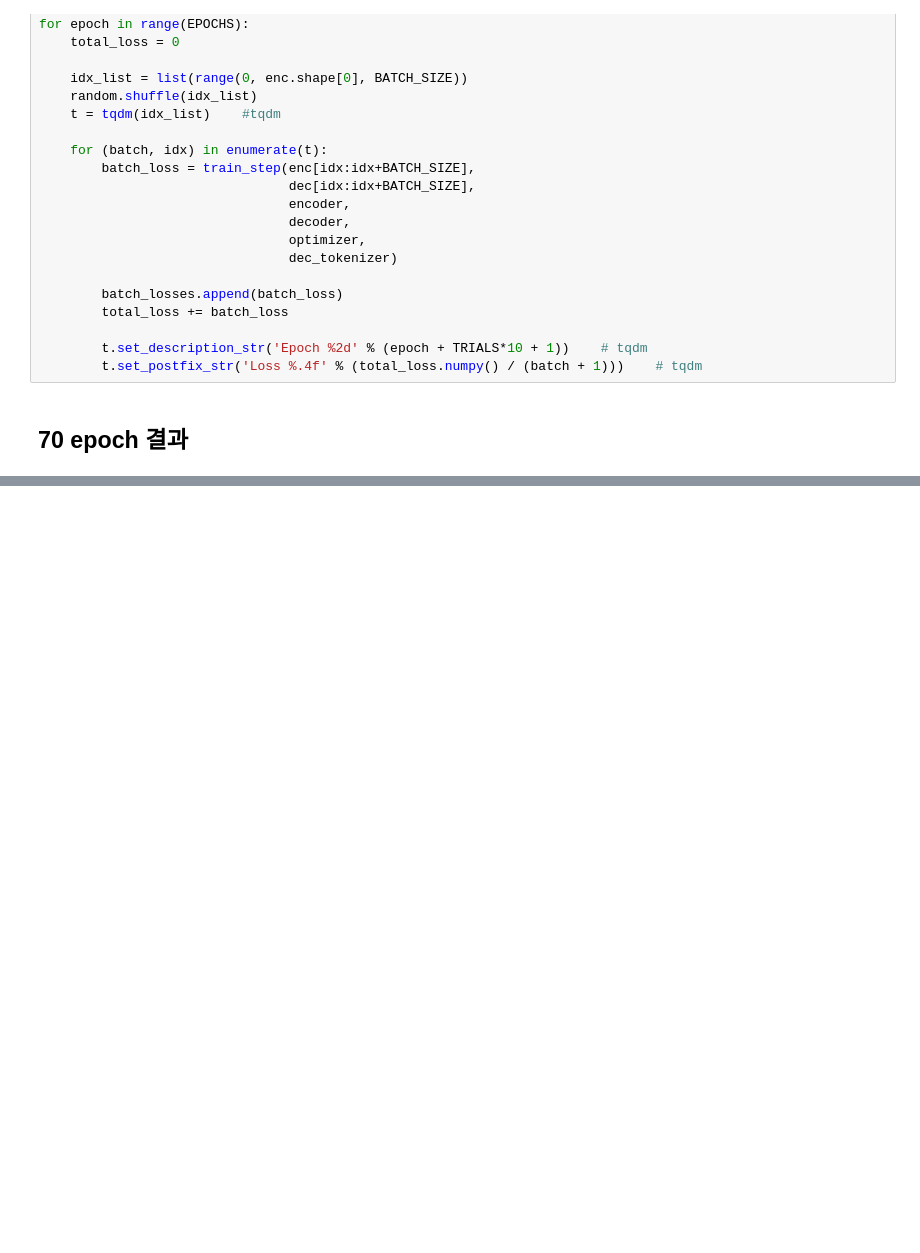
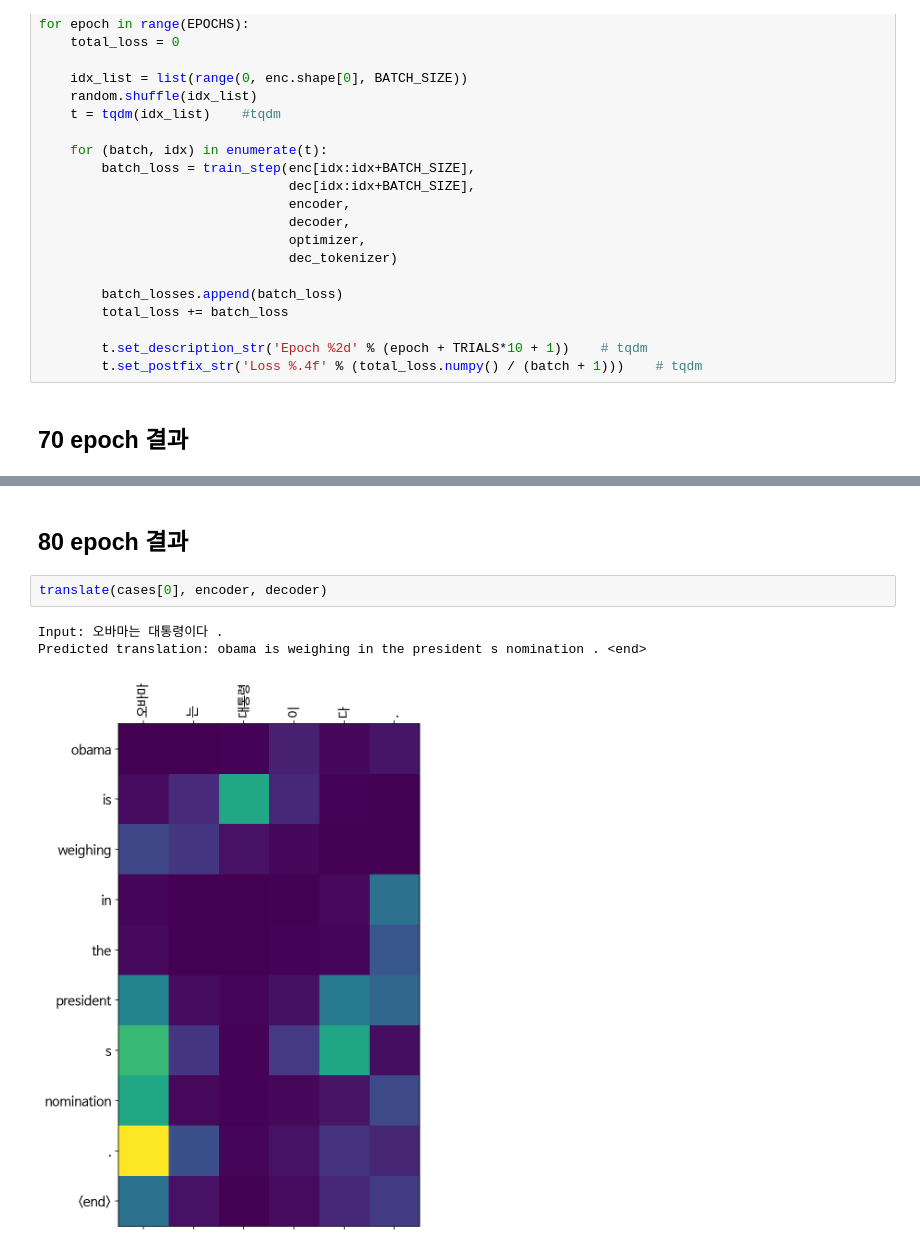
Before and after one commit to seongyeon1/aiffel, a Jupyter notebook: GoingDeeper/s2s/Seq2seq으로 번역기 만들기 [프로젝트]-v3.ipynb, the cells around one changed output, grey strips where cells are left out. Drawn from its saved outputs; the diff is of its cells as text; blank space fills up the shorter version.

```diff
--- a/GoingDeeper/s2s/Seq2seq으로 번역기 만들기 [프로젝트]-v3.ipynb
+++ b/GoingDeeper/s2s/Seq2seq으로 번역기 만들기 [프로젝트]-v3.ipynb
@@ -976,0 +1024,8 @@ translate(cases[3], encoder, decoder)
+# %% [markdown]
+## 80 epoch 결과
+# %%
+translate(cases[0], encoder, decoder)
+# %% [output]
+Input: 오바마는 대통령이다 .
+Predicted translation: obama is weighing in the president s nomination . <end>
+[figure, added]
```
Also changed, not shown: parts of 24 cells of this notebook.
